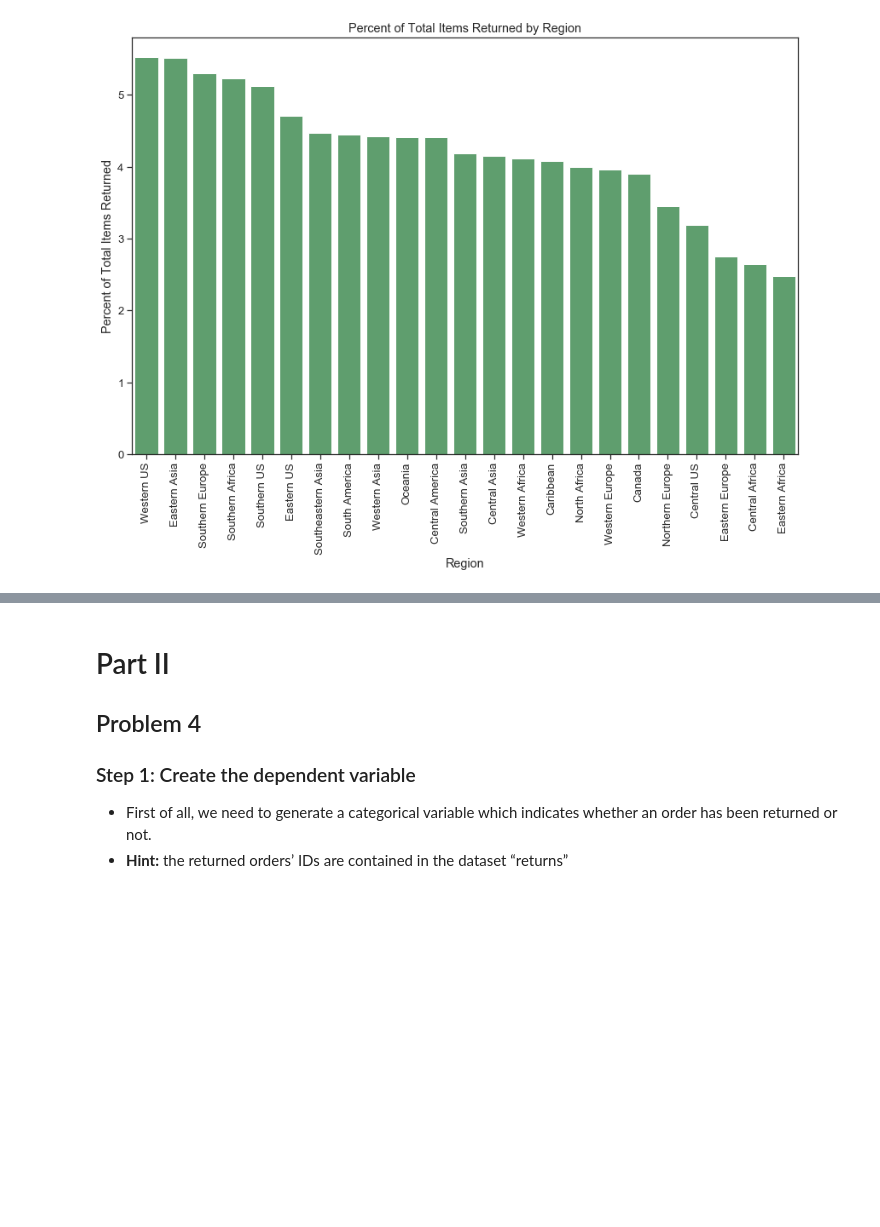
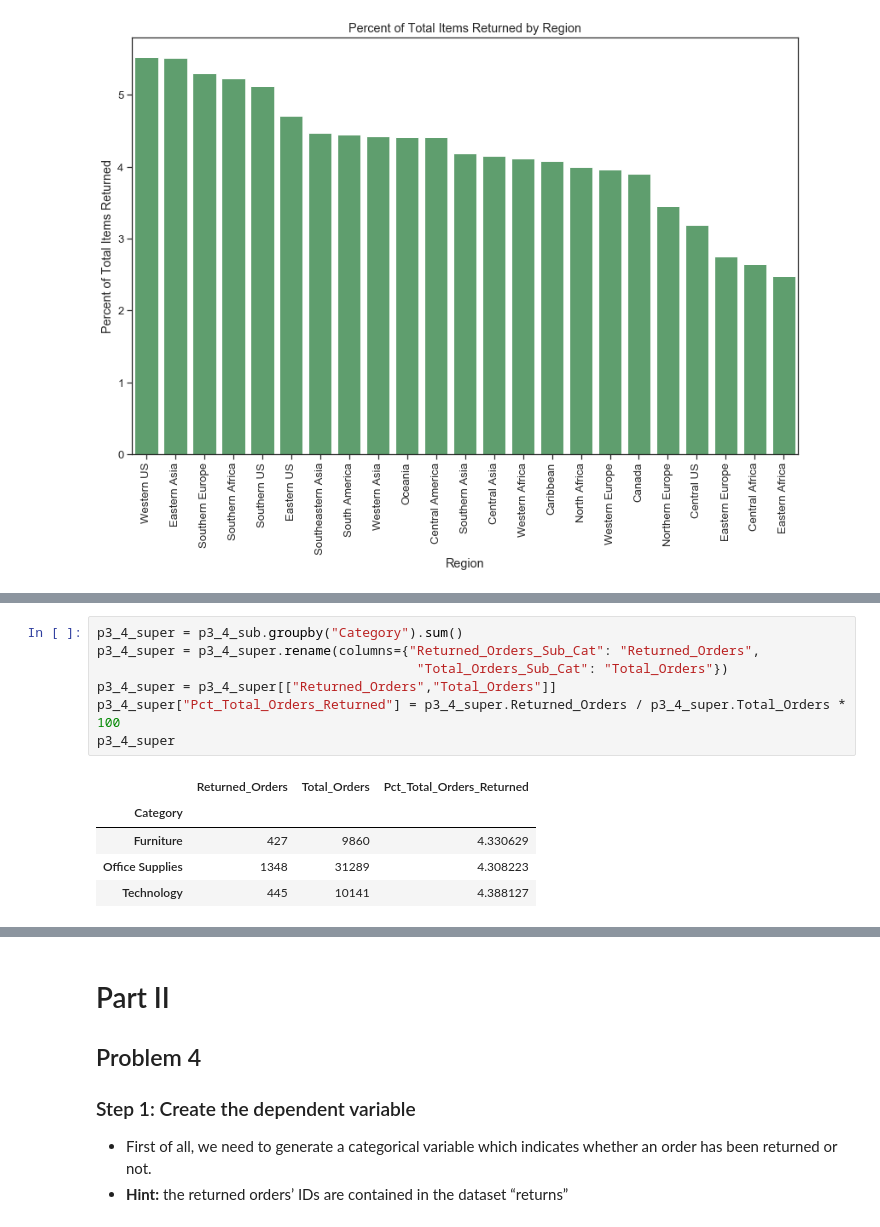
Before and after one commit to lejulie/NYCDSA-MST-ML-Lab-1, a Jupyter notebook: julie_levine/ml_lab_1_part_1.ipynb, the cells around one changed output, grey strips where cells are left out. Cells and saved outputs as stored; diff of their text form; blank space fills up the shorter version.

```diff
--- a/julie_levine/ml_lab_1_part_1.ipynb
+++ b/julie_levine/ml_lab_1_part_1.ipynb
@@ -297,0 +343,13 @@ p3_4
+# %%
+p3_4_super = p3_4_sub.groupby("Category").sum()
+p3_4_super = p3_4_super.rename(columns={"Returned_Orders_Sub_Cat": "Returned_Orders",
+                                         "Total_Orders_Sub_Cat": "Total_Orders"})
+p3_4_super = p3_4_super[["Returned_Orders","Total_Orders"]]
+p3_4_super["Pct_Total_Orders_Returned"] = p3_4_super.Returned_Orders / p3_4_super.Total_Orders * 100
+p3_4_super
+# %% [output]
+|  | Returned_Orders | Total_Orders | Pct_Total_Orders_Returned |
+| Category |  |  |  |
+| Furniture | 427 | 9860 | 4.330629 |
+| Office Supplies | 1348 | 31289 | 4.308223 |
+| Technology | 445 | 10141 | 4.388127 |
```
Also changed, not shown: parts of 18 cells of this notebook.
